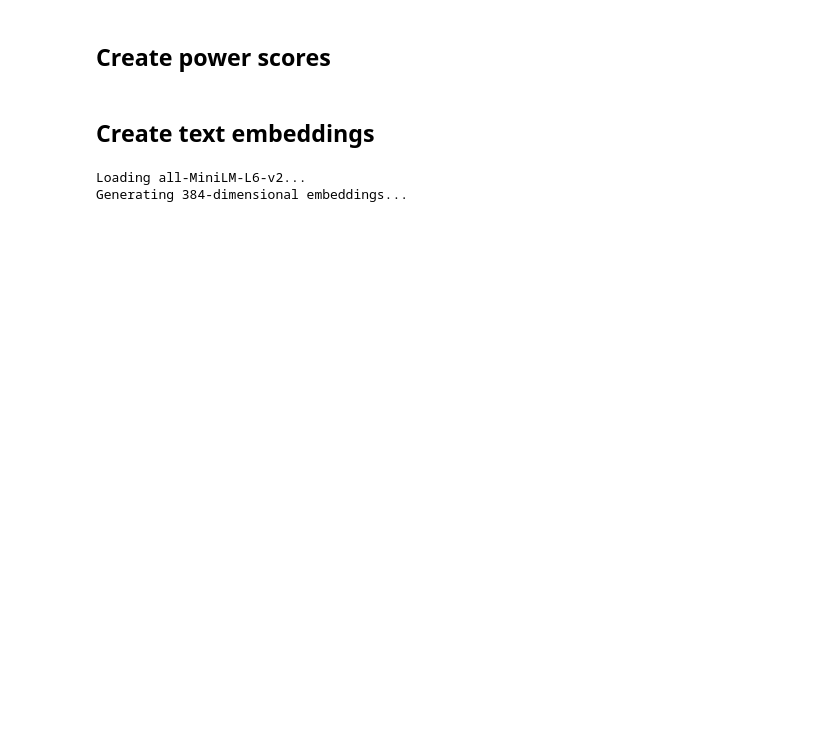
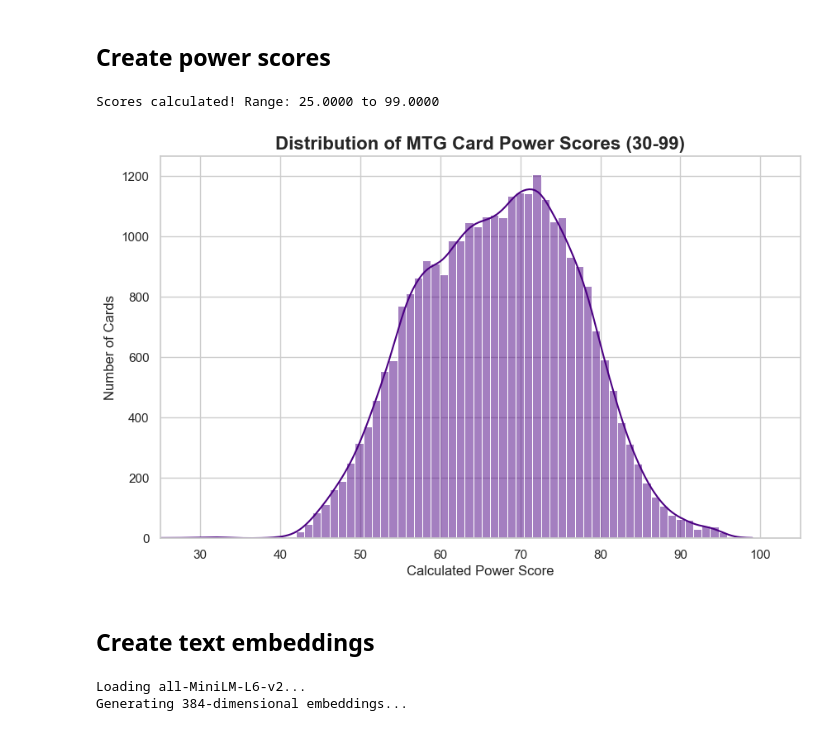
Before and after one commit to LUKEx76/mtg_ai, a Jupyter notebook: create_card_strength_dataset.ipynb, the cells around one changed output. Saved outputs shown, nothing was run; the diff lists cells and outputs as text; code cells hidden in the pictures; blank space fills up the shorter version.

```diff
--- a/create_card_strength_dataset.ipynb
+++ b/create_card_strength_dataset.ipynb
@@ -170,25 +183,28 @@ print(f"Processing complete. {len(indices_to_drop)} rows dropped. Current DataFr
 # %%
 # --- TRUE LOGARITHMIC SCALING ---
 MIN_SCORE = 25
 MAX_SCORE = 99
 
 log_min = df['log_inclusion_rate'].min()
 log_max = df['log_inclusion_rate'].max()
 
 # Apply the Min-Max formula to map it strictly between 25.0 and 99.0
 df['log10_power_score'] = MIN_SCORE + ((df['log_inclusion_rate'] - log_min) * (MAX_SCORE - MIN_SCORE)) / (log_max - log_min)
 
 print(f"Scores calculated! Range: {df['log10_power_score'].min():.4f} to {df['log10_power_score'].max():.4f}")
 
 sns.set_theme(style="whitegrid")
 plt.figure(figsize=(10, 6))
-sns.histplot(df['gauss_power_score'], bins=70, kde=True, color='indigo')
+sns.histplot(df['log10_power_score'], bins=70, kde=True, color='indigo')
 
 plt.title('Distribution of MTG Card Power Scores (30-99)', fontsize=16, fontweight='bold')
 plt.xlabel('Calculated Power Score', fontsize=12)
 plt.ylabel('Number of Cards', fontsize=12)
 plt.xlim(25, 105)
 plt.show()
+# %% [output]
+Scores calculated! Range: 25.0000 to 99.0000
+[figure, added]
 # %% [markdown]
 ## Create text embeddings
 # %%
```
Also changed, not shown: parts of 10 cells of this notebook, 3 other files.
